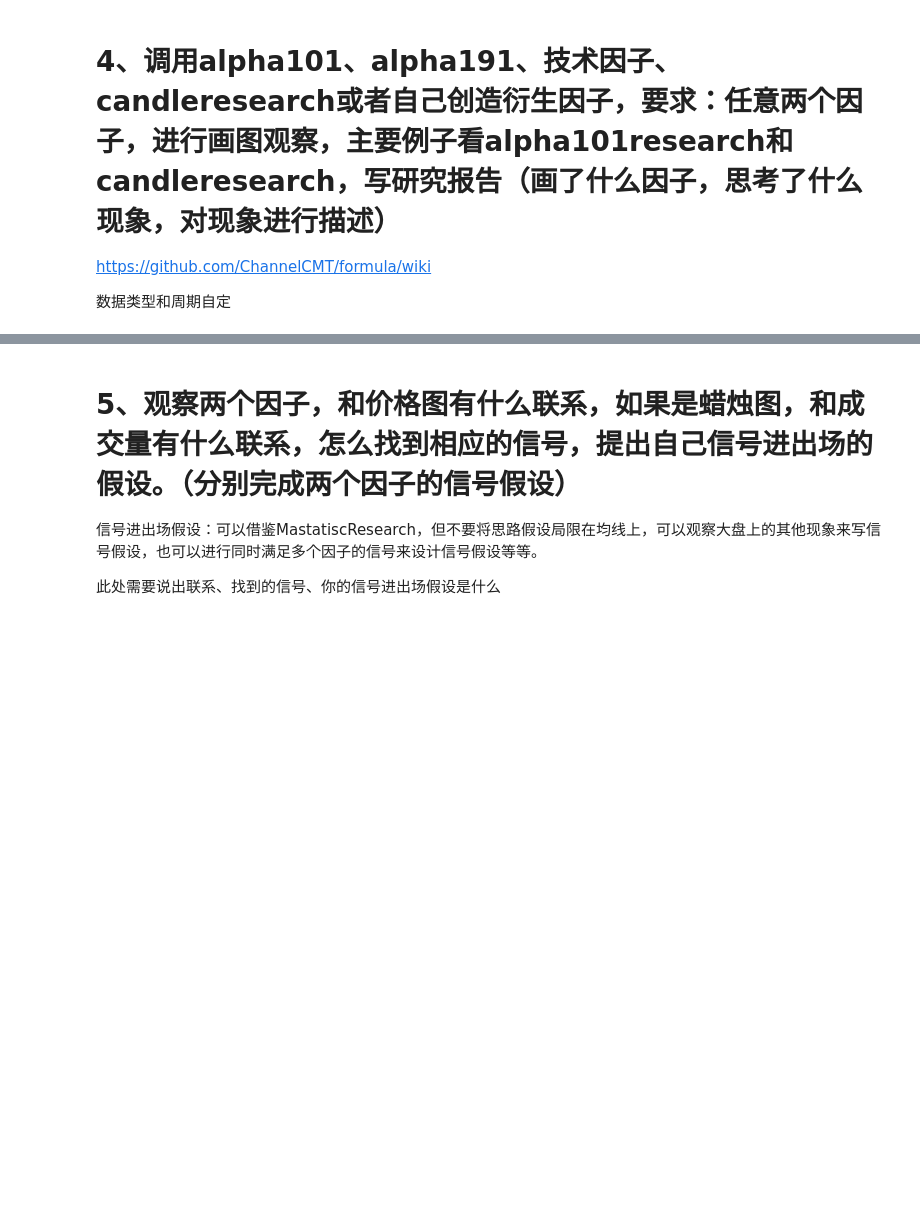
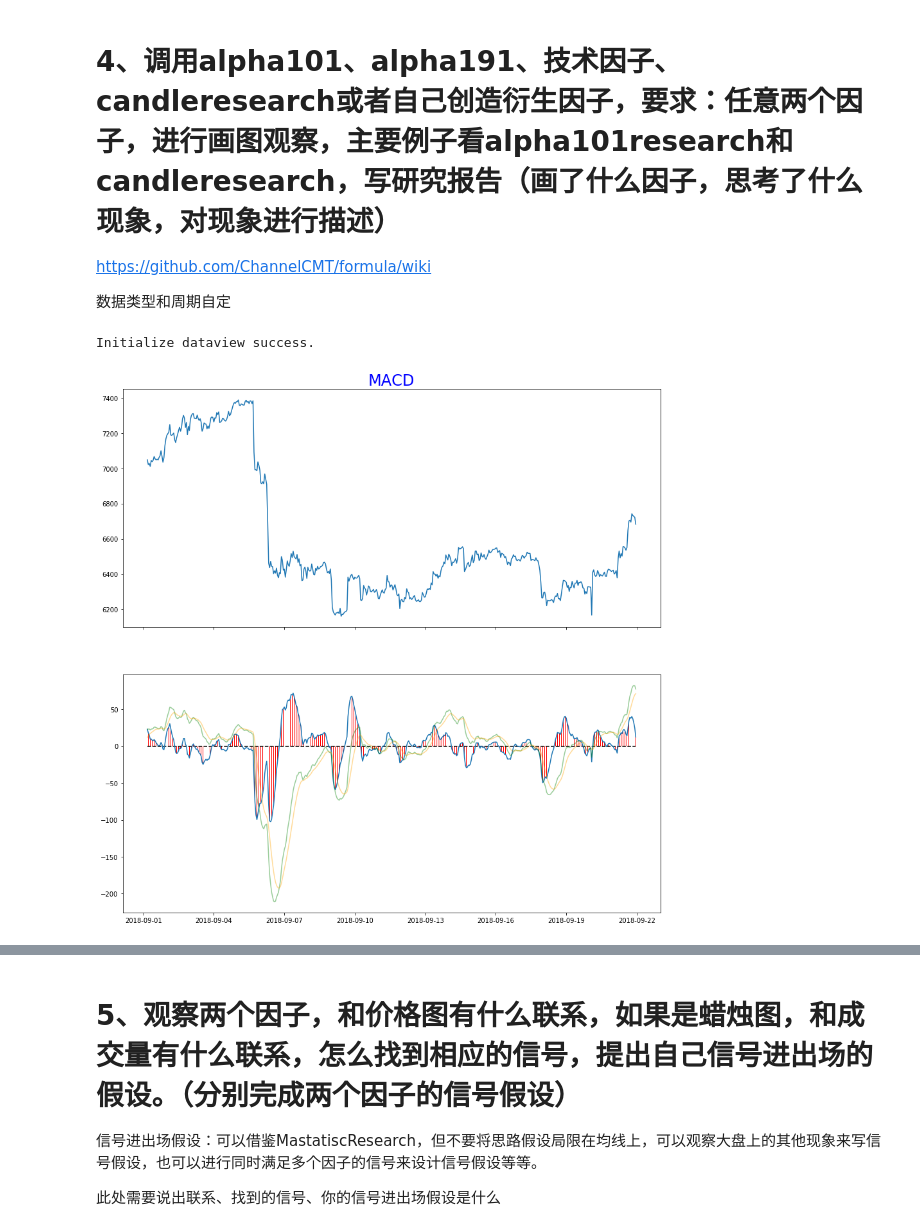
Before and after one commit to yingxiaoGuo/quant-homework-, a Jupyter notebook: 数据获取与因子绩效试题.ipynb, the cells around one changed output, grey strips where cells are left out. Saved outputs shown, nothing was run; the diff lists cells and outputs as text; code cells hidden in the pictures; blank space fills up the shorter version.

```diff
--- a/数据获取与因子绩效试题.ipynb
+++ b/数据获取与因子绩效试题.ipynb
@@ -278,0 +298,51 @@ https://github.com/ChannelCMT/formula/wiki
+# %%
+#-----------------------1. ：MACD-----------------------------------
+
+from jaqs_fxdayu.data.hf_dataview import HFDataView
+
+dv1H = HFDataView()
+dv1H.create_init_dv(Time_dict.dropna().set_index(["trade_date","symbol"]))
+
+dv1H.add_formula('Diff_J',
+                   "Ta('EMA',0,0,0,0,close,0,12)-Ta('EMA',0,0,0,0,close,0,26)",
+                   add_data=True)#,is_quarterly=False)
+dv1H.add_formula('Dea_J',"Ta('EMA',0,0,0,0,Diff_J,0,9)",
+                   add_data=True)#,is_quarterly=False)
+dv1H.add_formula('Hist', "2*(Diff_J-Dea_J)", add_data = True)
+MACD_J = dv1H.add_formula('MACD_J',"(Diff_J-Dea_J)*2",add_data=True)#,is_quarterly=False)
+# %% [output]
+Initialize dataview success.
+# %%
+def Plot_Macd(dv, MACD, Diff, Dea, Hist, chart_name='MACD', n=-1500):
+    fig,(ax,ax1) = plt.subplots(2,1,sharex=True, figsize=(15,15))
+    ax.plot(dv.get_ts('close', date_type='datetime').iloc[:,0].iloc[n:])
+
+    ax.set_title(chart_name,fontsize=24,color='b')
+
+    ax1.plot(MACD.iloc[n:], alpha=1)
+    ax1.plot(Diff.iloc[n:],color = 'g', alpha=0.4)
+    ax1.plot(Dea.iloc[n:],color = 'orange', alpha=0.4)
+    ax1.hlines(0, MACD.iloc[n:].index[0], MACD.iloc[n:].index[-1], linestyle='--')
+    ax1.bar(dv.get_ts('close', date_type='datetime').iloc[:,0].iloc[n:].index ,
+            Hist.iloc[n:],color='r',width = 0.01)
+    # plt.savefig(chart_name)
+    plt.show()
+# %%
+# 因子描述：平滑异同移动平均线(Moving Average Convergence Divergence) , 又称移动平均聚散指标。
+
+# 1. DIFF (Difference)为收盘价短期长期指数平滑移动平均线间的差: DIFF = EMA(close, 12) - EMA(close, 26)。
+# 2. DEA为(Difference Exponential Average) DIFF的M日指数移动平均： DEA= EMA(DIFF, M) , 通常M = 9。
+# 3. MACO为DIFF和DEA之差，按照国内的处理标准，最终结果乘以2
+
+MACD = dv1H.get_ts('MACD_J', date_type='datetime')
+Diff = dv1H.get_ts('Diff_J', date_type='datetime')
+Dea = dv1H.get_ts('Dea_J', date_type='datetime')
+Hist = dv1H.get_ts('Hist',date_type = 'datetime')
+
+# MACD蓝线
+# Diff绿线
+# Dea黄线
+# Hist红柱
+Plot_Macd(dv1H, MACD.iloc[:,0],Diff.iloc[:,0], Dea.iloc[:,0],Hist.iloc[:,0], n=-500)
+# %% [output]
+[figure, added]
```
Also changed, not shown: parts of 5 cells of this notebook.
